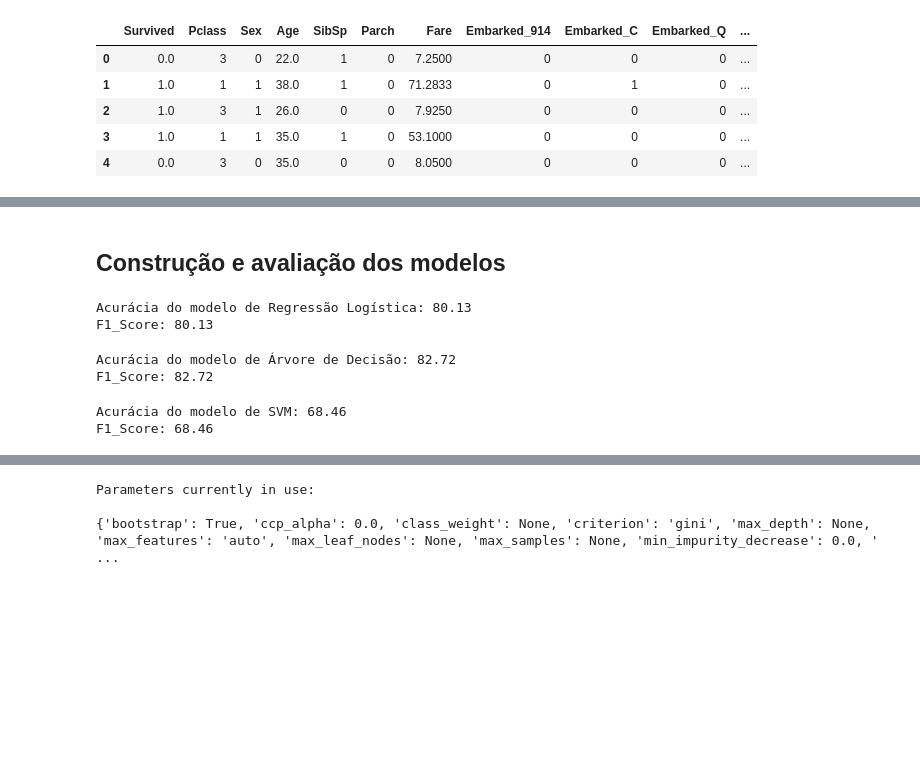
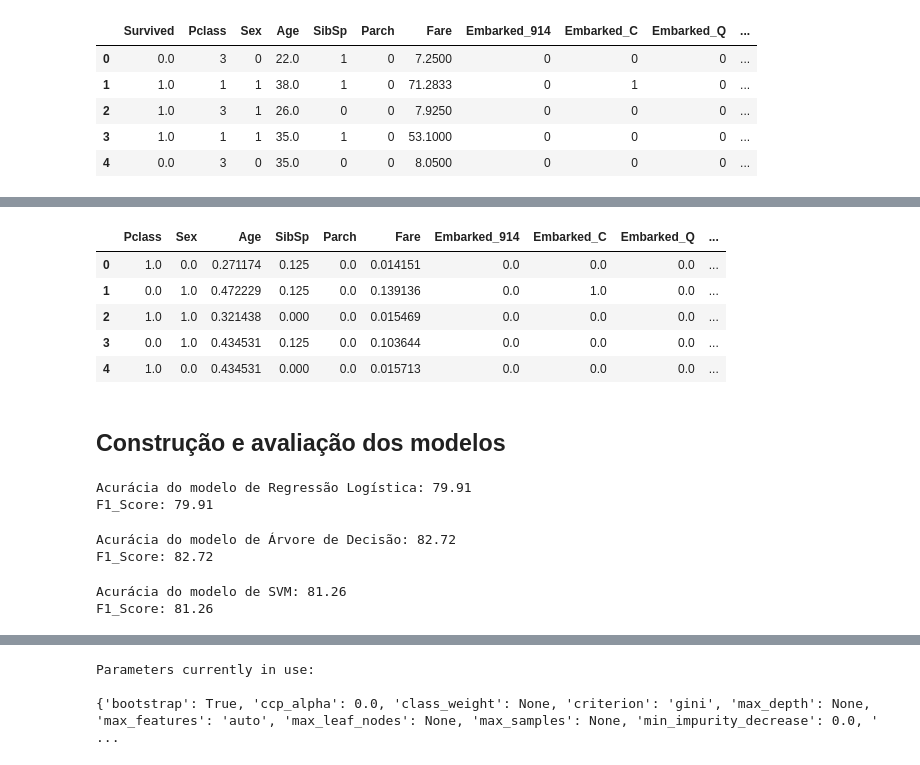
Before and after one commit to josepefg/kaggle, a Jupyter notebook: Titanic.ipynb, the cells around one changed output, grey strips where cells are left out. Cells and saved outputs as stored; diff of their text form; code cells hidden in the pictures; blank space fills up the shorter version.

```diff
--- a/Titanic.ipynb
+++ b/Titanic.ipynb
@@ -272,3 +269,19 @@ See the caveats in the documentation: https://pandas.pydata.org/pandas-docs/stab
+# %%
+# Normalizando os dados
+from sklearn import preprocessing
+
+x = train_new.values #returns a numpy array
+min_max_scaler = preprocessing.MinMaxScaler()
+x_scaled = min_max_scaler.fit_transform(x)
+train_n = pd.DataFrame(x_scaled, columns=columns_new)
+train_n.head()
+# %% [output]
+|  | Pclass | Sex | Age | SibSp | Parch | Fare | Embarked_914 | Embarked_C | Embarked_Q | ... |
+| 0 | 1.0 | 0.0 | 0.271174 | 0.125 | 0.0 | 0.014151 | 0.0 | 0.0 | 0.0 | ... |
+| 1 | 0.0 | 1.0 | 0.472229 | 0.125 | 0.0 | 0.139136 | 0.0 | 1.0 | 0.0 | ... |
+| 2 | 1.0 | 1.0 | 0.321438 | 0.000 | 0.0 | 0.015469 | 0.0 | 0.0 | 0.0 | ... |
+| 3 | 0.0 | 1.0 | 0.434531 | 0.125 | 0.0 | 0.103644 | 0.0 | 0.0 | 0.0 | ... |
+| 4 | 1.0 | 0.0 | 0.434531 | 0.000 | 0.0 | 0.015713 | 0.0 | 0.0 | 0.0 | ... |
 # %% [markdown]
 ## Construção e avaliação dos modelos
 # %%
@@ -283,16 +295,16 @@ from sklearn.metrics import f1_score
 # %%
 # criar um modelo de Regressão Logística
 lr_model = LogisticRegression(solver='liblinear')
-lr_model.fit(train_new, target)
+lr_model.fit(train_n, target)
 
 # verificar a acurácia do modelo
-acc_logReg = round(lr_model.score(train_new, target) * 100, 2)
-pred = lr_model.predict(train_new)
+acc_logReg = round(lr_model.score(train_n, target) * 100, 2)
+pred = lr_model.predict(train_n)
 f1 = round(f1_score(target, pred, average='micro') * 100, 2)
 print("Acurácia do modelo de Regressão Logística: {}\nF1_Score: {}".format(acc_logReg, f1))
 # %% [output]
-Acurácia do modelo de Regressão Logística: 80.13
-F1_Score: 80.13
+Acurácia do modelo de Regressão Logística: 79.91
+F1_Score: 79.91
 # %%
 # criar um modelo de árvore de decisão
 tree_model = DecisionTreeClassifier(max_depth=3)
@@ -309,16 +321,16 @@ F1_Score: 82.72
 # %%
 # criar um modelo de svm
 svm_model = svm.SVC()
-svm_model.fit(train_new, target)
+svm_model.fit(train_n, target)
 
 # verificar a acurácia do modelo
-acc_svm = round(svm_model.score(train_new, target) * 100, 2)
-pred = svm_model.predict(train_new)
+acc_svm = round(svm_model.score(train_n, target) * 100, 2)
+pred = svm_model.predict(train_n)
 f1 = round(f1_score(target, pred, average='micro') * 100, 2)
 print("Acurácia do modelo de SVM: {}\nF1_Score: {}".format(acc_svm, f1))
 # %% [output]
-Acurácia do modelo de SVM: 68.46
-F1_Score: 68.46
+Acurácia do modelo de SVM: 81.26
+F1_Score: 81.26
 # %%
 # Melhor modelo com os parâmetrod default
 rf_model = RandomForestClassifier()
```
Also changed, not shown: parts of 18 cells of this notebook.
